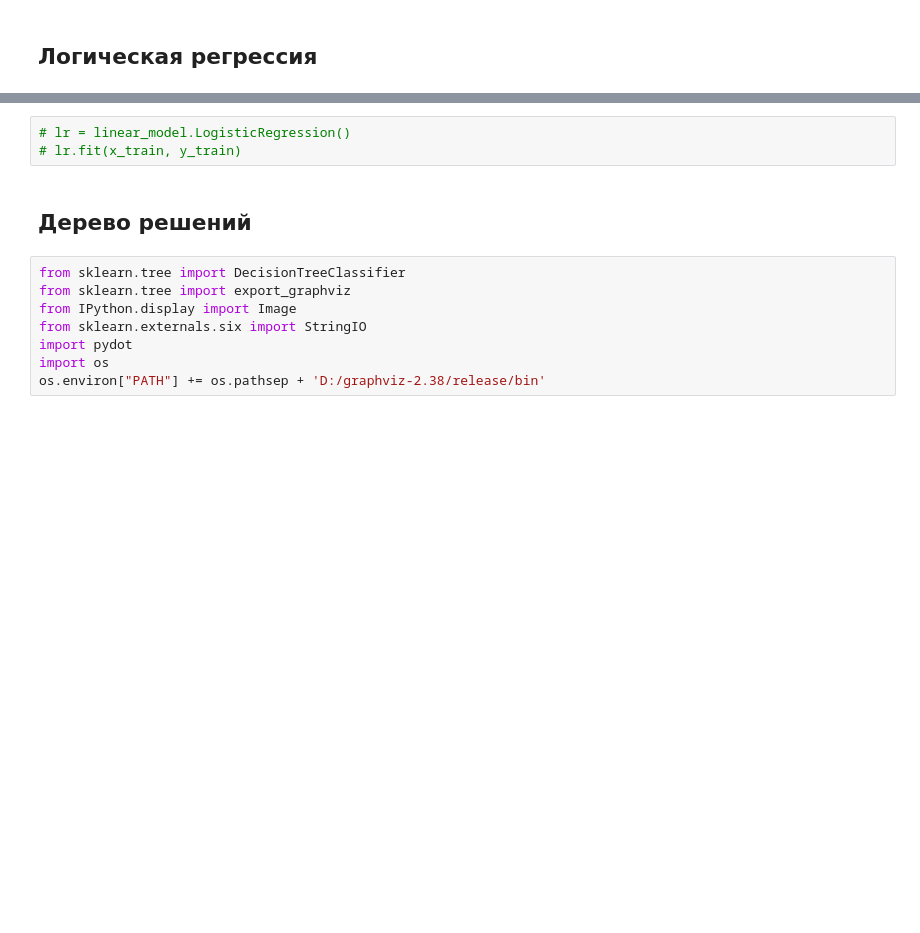
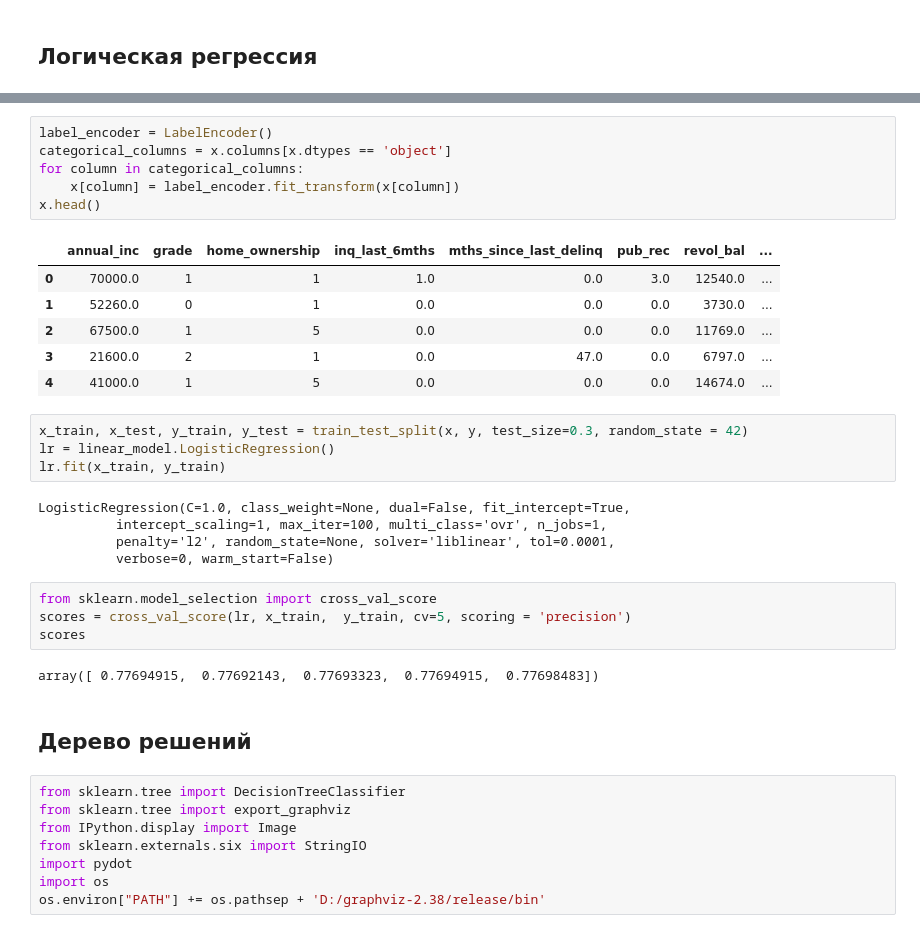
Before and after one commit to Anastasiyabordak/ODS_training, a Jupyter notebook: Models.ipynb, the cells around one changed output, grey strips where cells are left out. Drawn from its saved outputs; the diff is of its cells as text; blank space fills up the shorter version.

Commit message:
logistic reg + stable lin reg

```diff
--- a/Models.ipynb
+++ b/Models.ipynb
@@ -81,6 +125,31 @@ x['tot_coll_amt'] = x['tot_coll_amt'].fillna(0)
+# %%
+label_encoder = LabelEncoder()
+categorical_columns = x.columns[x.dtypes == 'object']
+for column in categorical_columns:
+    x[column] = label_encoder.fit_transform(x[column])
+x.head()
+# %% [output]
+|  | annual_inc | grade | home_ownership | inq_last_6mths | mths_since_last_delinq | pub_rec | revol_bal | ... |
+| 0 | 70000.0 | 1 | 1 | 1.0 | 0.0 | 3.0 | 12540.0 | ... |
+| 1 | 52260.0 | 0 | 1 | 0.0 | 0.0 | 0.0 | 3730.0 | ... |
+| 2 | 67500.0 | 1 | 5 | 0.0 | 0.0 | 0.0 | 11769.0 | ... |
+| 3 | 21600.0 | 2 | 1 | 0.0 | 47.0 | 0.0 | 6797.0 | ... |
+| 4 | 41000.0 | 1 | 5 | 0.0 | 0.0 | 0.0 | 14674.0 | ... |
 # %%
-# lr = linear_model.LogisticRegression()
-# lr.fit(x_train, y_train)
+x_train, x_test, y_train, y_test = train_test_split(x, y, test_size=0.3, random_state = 42)
+lr = linear_model.LogisticRegression()
+lr.fit(x_train, y_train)
+# %% [output]
+LogisticRegression(C=1.0, class_weight=None, dual=False, fit_intercept=True,
+          intercept_scaling=1, max_iter=100, multi_class='ovr', n_jobs=1,
+          penalty='l2', random_state=None, solver='liblinear', tol=0.0001,
+          verbose=0, warm_start=False)
+# %%
+from sklearn.model_selection import cross_val_score
+scores = cross_val_score(lr, x_train,  y_train, cv=5, scoring = 'precision')
+scores
+# %% [output]
+array([ 0.77694915,  0.77692143,  0.77693323,  0.77694915,  0.77698483])
 # %% [markdown]
 ## Дерево решений
 # %%
```
Also changed, not shown: parts of 8 cells of this notebook.
